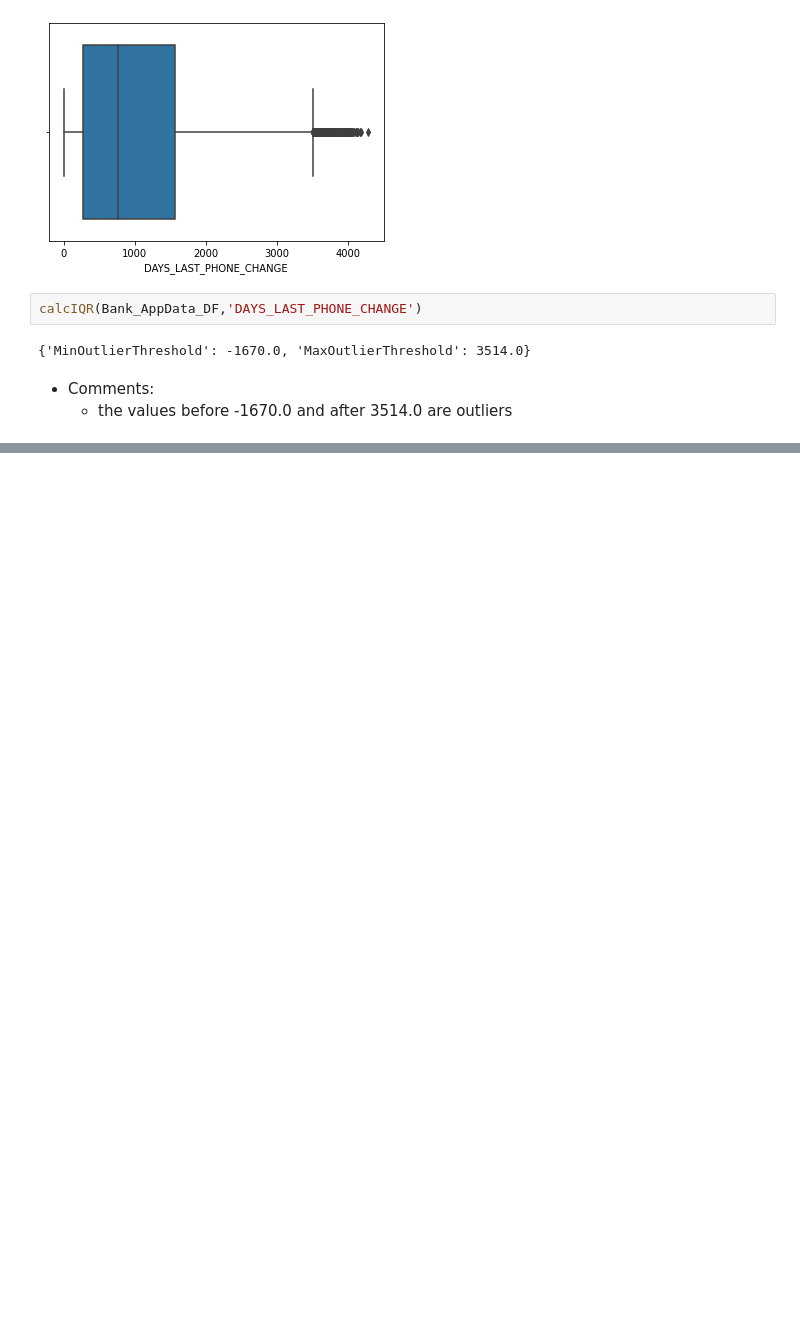
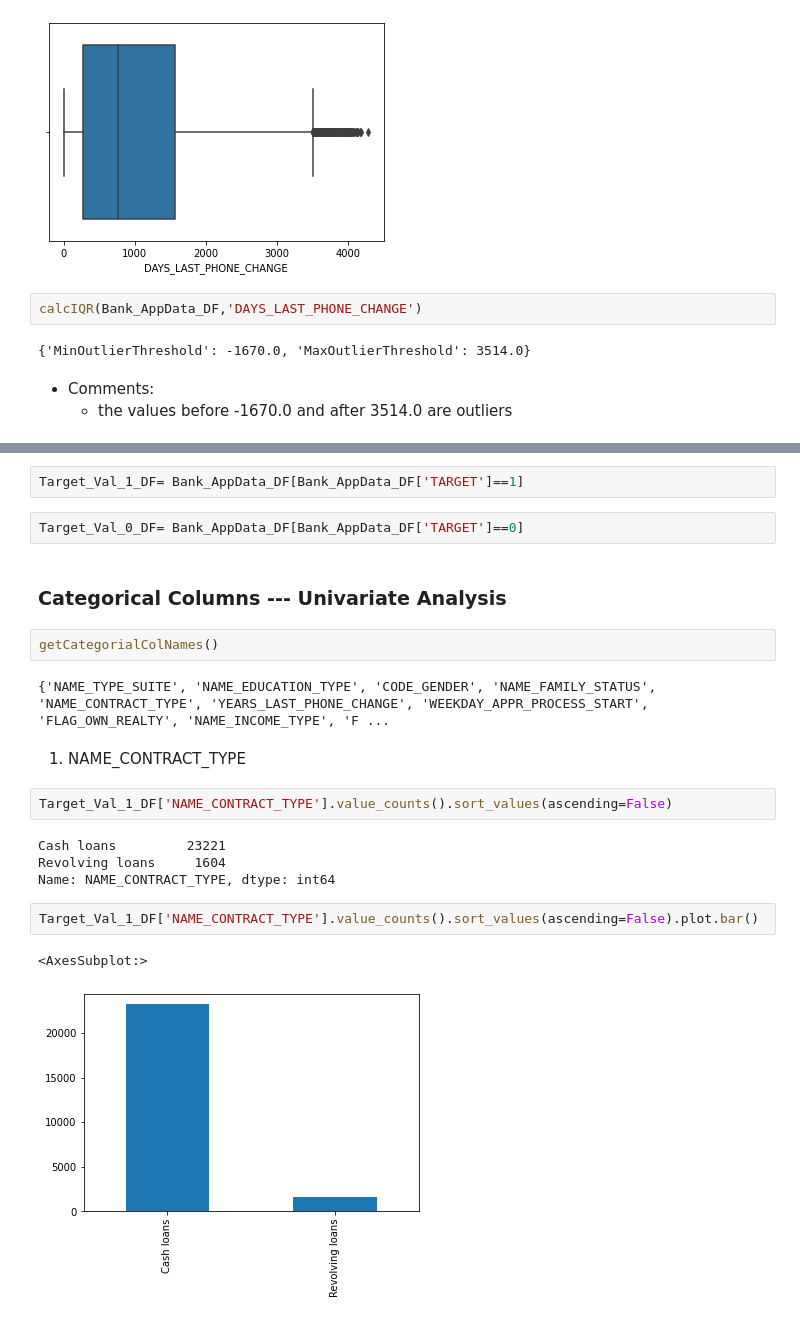
Before and after one commit to ameyabits/UPGrad, a Jupyter notebook: CaseStudy/Bank Loan Case Study/Notebooks/ApplicationData.ipynb, the cells around one changed output, grey strips where cells are left out. Cells and saved outputs as stored; diff of their text form; blank space fills up the shorter version.

```diff
--- a/CaseStudy/Bank Loan Case Study/Notebooks/ApplicationData.ipynb
+++ b/CaseStudy/Bank Loan Case Study/Notebooks/ApplicationData.ipynb
@@ -979,0 +1148,23 @@ calcIQR(Bank_AppData_DF,'DAYS_LAST_PHONE_CHANGE')
+# %%
+Target_Val_1_DF= Bank_AppData_DF[Bank_AppData_DF['TARGET']==1]
+# %%
+Target_Val_0_DF= Bank_AppData_DF[Bank_AppData_DF['TARGET']==0]
+# %% [markdown]
+### Categorical Columns --- Univariate Analysis
+# %%
+getCategorialColNames()
+# %% [output]
+{'NAME_TYPE_SUITE', 'NAME_EDUCATION_TYPE', 'CODE_GENDER', 'NAME_FAMILY_STATUS', 'NAME_CONTRACT_TYPE', 'YEARS_LAST_PHONE_CHANGE', 'WEEKDAY_APPR_PROCESS_START', 'FLAG_OWN_REALTY', 'NAME_INCOME_TYPE', 'F ...
+# %% [markdown]
+1. NAME_CONTRACT_TYPE
+# %%
+Target_Val_1_DF['NAME_CONTRACT_TYPE'].value_counts().sort_values(ascending=False)
+# %% [output]
+Cash loans         23221
+Revolving loans     1604
+Name: NAME_CONTRACT_TYPE, dtype: int64
+# %%
+Target_Val_1_DF['NAME_CONTRACT_TYPE'].value_counts().sort_values(ascending=False).plot.bar()
+# %% [output]
+<AxesSubplot:>
+[figure, added]
```
Also changed, not shown: parts of 107 cells of this notebook, 3 other files.
